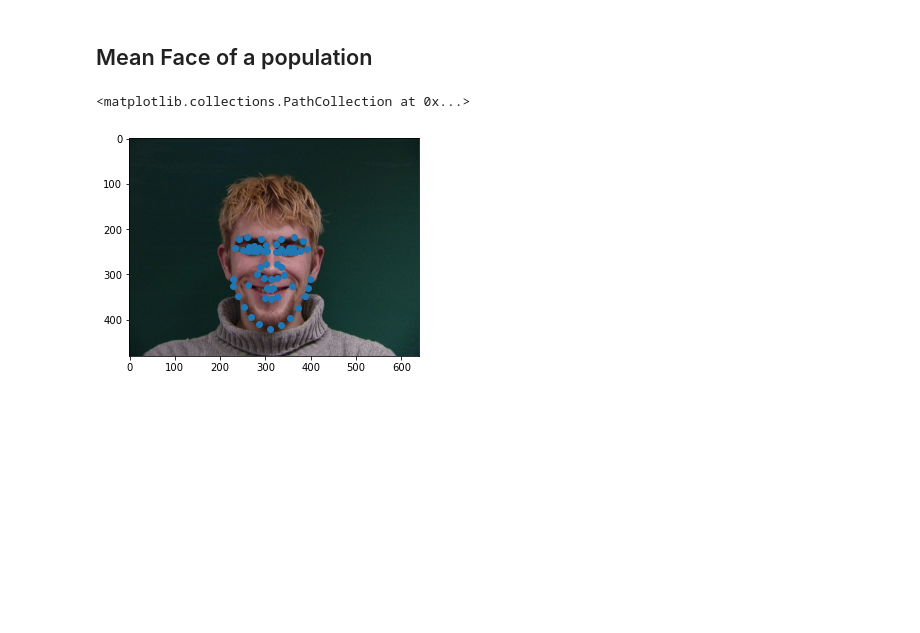
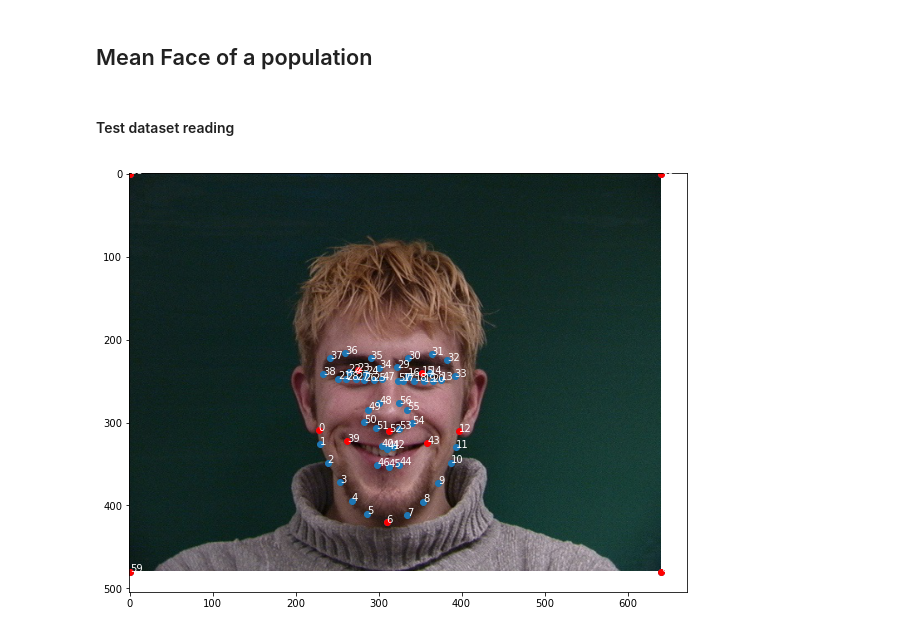
Before and after one commit to romilbhardwaj/cs294-compphotog, a Jupyter notebook: p3/p3.ipynb, the cells around one changed output. Cells and saved outputs as stored; diff of their text form; code cells hidden in the pictures; blank space fills up the shorter version.

```diff
--- a/p3/p3.ipynb
+++ b/p3/p3.ipynb
@@ -168,8 +153,13 @@ def read_danes_img_and_keypoints(img_path):
+# %% [markdown]
+#### Test dataset reading
 # %%
 # Test dataset reading
-img, kps, kp2 = read_danes_img_and_keypoints('imm_face/01-2m.jpg')
+img, kp = read_danes_img_and_keypoints('imm_face/01-2m.jpg')
+plt.figure(figsize=[10,10])
 plt.imshow(img)
-plt.scatter(x=kps[:,0], y=kps[:,1])
+plt.scatter(x=kp[:,0], y=kp[:,1])
+plt.scatter(x=kp[KPS_SUBSET,0], y=kp[KPS_SUBSET,1], color='red')
+for i, p in enumerate(kp):
+    plt.text(p[0], p[1], i, color='white')
 # %% [output]
-<matplotlib.collections.PathCollection at 0x...>
-[figure, old version]
+[figure, new version]
```
Also changed, not shown: parts of 7 cells of this notebook, 4 other files.
